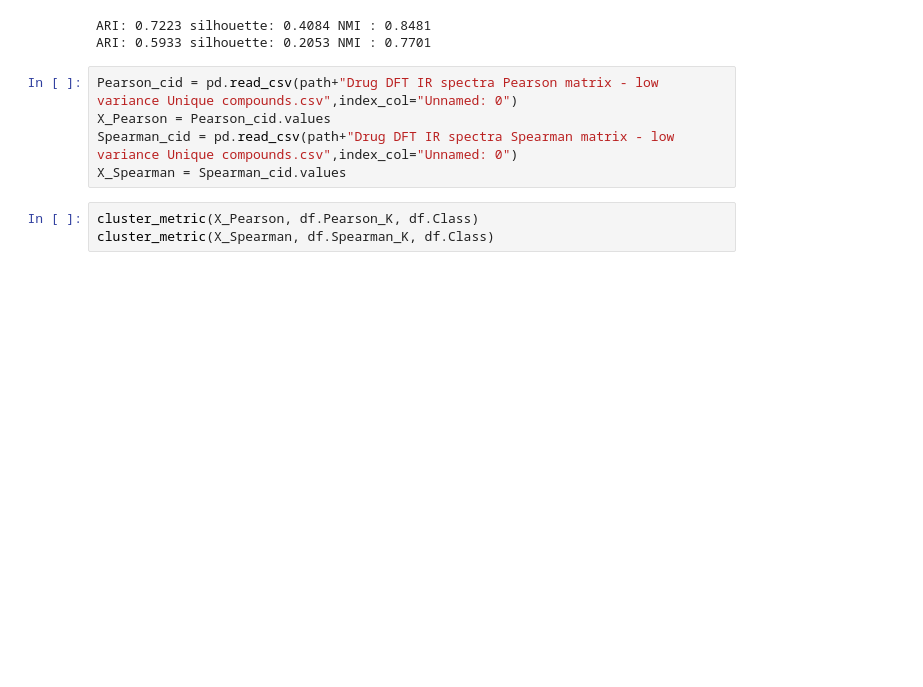
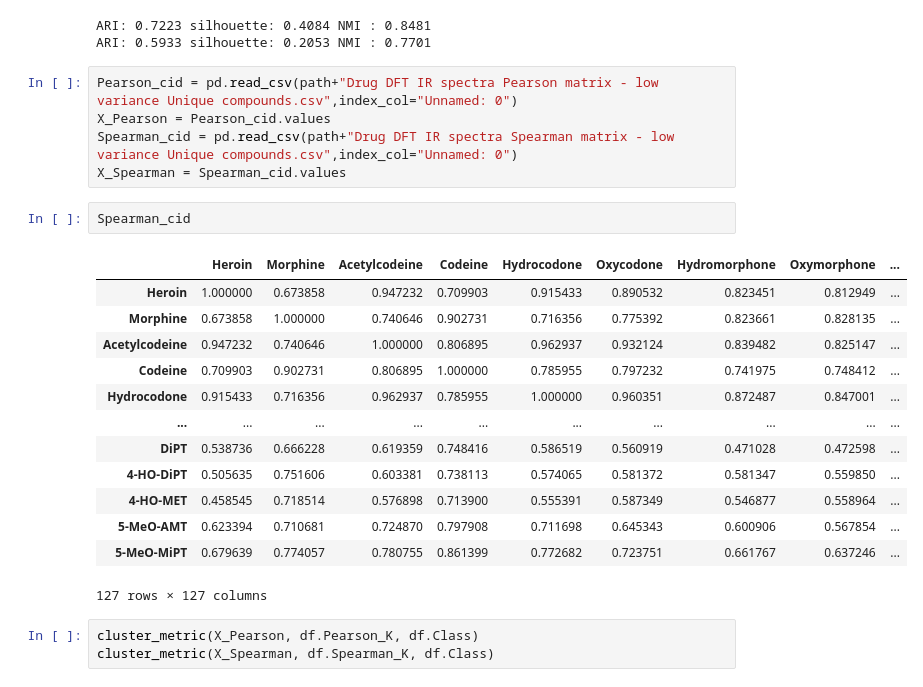
Before and after one commit to nina23bom/IR_NPS_Feature-selection_Clustering, a Jupyter notebook: 2. Unique drug compounds Chemical Structural Similarity hierarchical clustering.ipynb, the cells around one changed output. Cells and saved outputs as stored; diff of their text form; blank space fills up the shorter version.

```diff
--- a/2. Unique drug compounds Chemical Structural Similarity hierarchical clustering.ipynb
+++ b/2. Unique drug compounds Chemical Structural Similarity hierarchical clustering.ipynb
@@ -326,6 +326,22 @@ Pearson_cid = pd.read_csv(path+"Drug DFT IR spectra Pearson matrix - low varianc
 X_Pearson = Pearson_cid.values
 Spearman_cid = pd.read_csv(path+"Drug DFT IR spectra Spearman matrix - low variance Unique compounds.csv",index_col="Unnamed: 0")
 X_Spearman = Spearman_cid.values
+# %%
+Spearman_cid
+# %% [output]
+|  | Heroin | Morphine | Acetylcodeine | Codeine | Hydrocodone | Oxycodone | Hydromorphone | Oxymorphone | ... |
+| Heroin | 1.000000 | 0.673858 | 0.947232 | 0.709903 | 0.915433 | 0.890532 | 0.823451 | 0.812949 | ... |
+| Morphine | 0.673858 | 1.000000 | 0.740646 | 0.902731 | 0.716356 | 0.775392 | 0.823661 | 0.828135 | ... |
+| Acetylcodeine | 0.947232 | 0.740646 | 1.000000 | 0.806895 | 0.962937 | 0.932124 | 0.839482 | 0.825147 | ... |
+| Codeine | 0.709903 | 0.902731 | 0.806895 | 1.000000 | 0.785955 | 0.797232 | 0.741975 | 0.748412 | ... |
+| Hydrocodone | 0.915433 | 0.716356 | 0.962937 | 0.785955 | 1.000000 | 0.960351 | 0.872487 | 0.847001 | ... |
+| ... | ... | ... | ... | ... | ... | ... | ... | ... | ... |
+| DiPT | 0.538736 | 0.666228 | 0.619359 | 0.748416 | 0.586519 | 0.560919 | 0.471028 | 0.472598 | ... |
+| 4-HO-DiPT | 0.505635 | 0.751606 | 0.603381 | 0.738113 | 0.574065 | 0.581372 | 0.581347 | 0.559850 | ... |
+| 4-HO-MET | 0.458545 | 0.718514 | 0.576898 | 0.713900 | 0.555391 | 0.587349 | 0.546877 | 0.558964 | ... |
+| 5-MeO-AMT | 0.623394 | 0.710681 | 0.724870 | 0.797908 | 0.711698 | 0.645343 | 0.600906 | 0.567854 | ... |
+| 5-MeO-MiPT | 0.679639 | 0.774057 | 0.780755 | 0.861399 | 0.772682 | 0.723751 | 0.661767 | 0.637246 | ... |
+127 rows × 127 columns
 # %%
 cluster_metric(X_Pearson, df.Pearson_K, df.Class)
 cluster_metric(X_Spearman, df.Spearman_K, df.Class)
```
Also changed, not shown: parts of 3 cells of this notebook, 1 other file.
